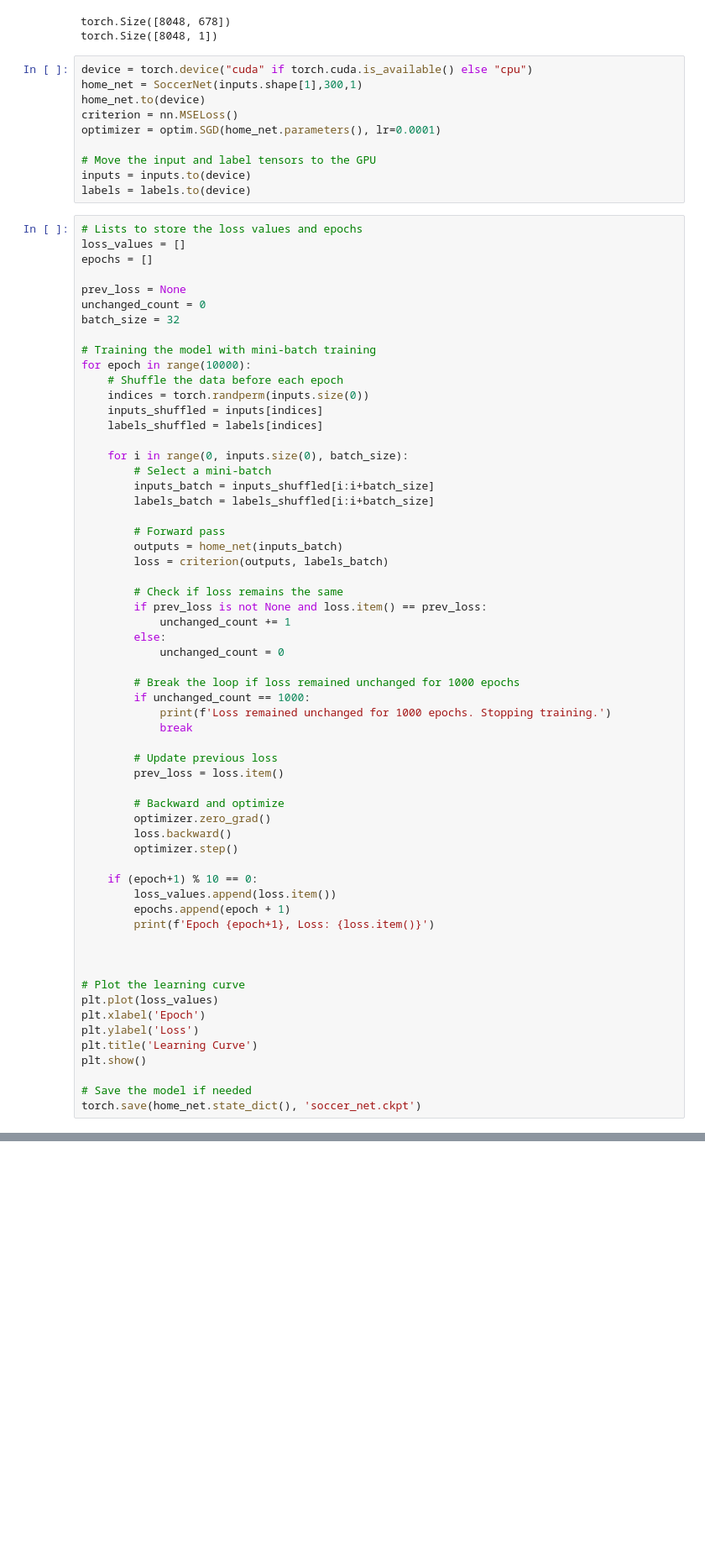
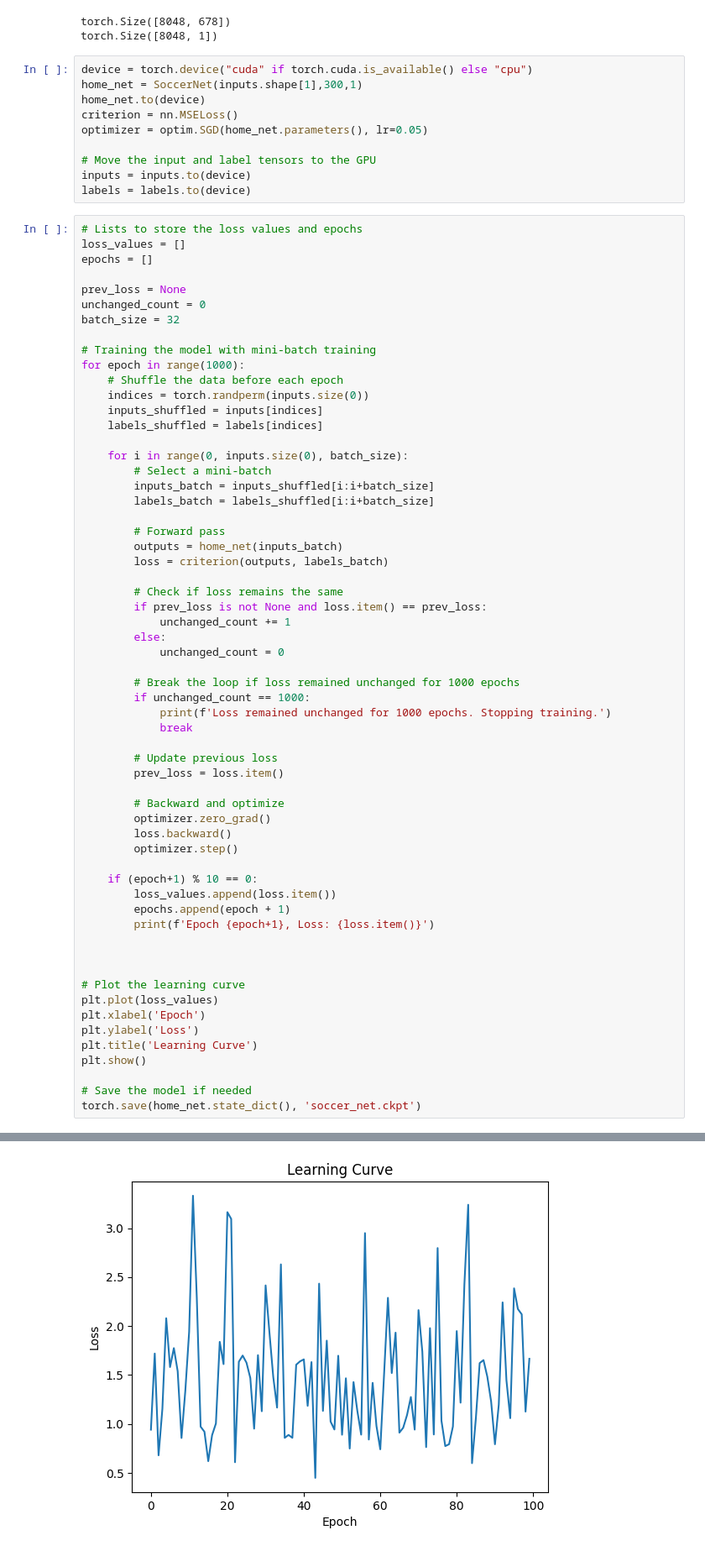
Before and after one commit to AugustRushG/Football_Prediction, a Jupyter notebook: models/august_nn.ipynb, the cells around one changed output, grey strips where cells are left out. Shown at 84% size. Drawn from its saved outputs; the diff is of its cells as text; blank space fills up the shorter version.

Commit message:
Parameter tunning

```diff
--- a/models/august_nn.ipynb
+++ b/models/august_nn.ipynb
@@ -123,7 +123,7 @@ device = torch.device("cuda" if torch.cuda.is_available() else "cpu")
 home_net = SoccerNet(inputs.shape[1],300,1)
 home_net.to(device)
 criterion = nn.MSELoss()
-optimizer = optim.SGD(home_net.parameters(), lr=0.0001)
+optimizer = optim.SGD(home_net.parameters(), lr=0.05)
 
 # Move the input and label tensors to the GPU
 inputs = inputs.to(device)
@@ -138,7 +138,7 @@ unchanged_count = 0
 batch_size = 32
 
 # Training the model with mini-batch training
-for epoch in range(10000):
+for epoch in range(1000):
     # Shuffle the data before each epoch
     indices = torch.randperm(inputs.size(0))
     inputs_shuffled = inputs[indices]
@@ -208,0 +209 @@ Epoch 4630, Loss: 2.2485790252685547
+[figure, added]
```
Also changed, not shown: parts of 1 cell of this notebook, 2 other files.
